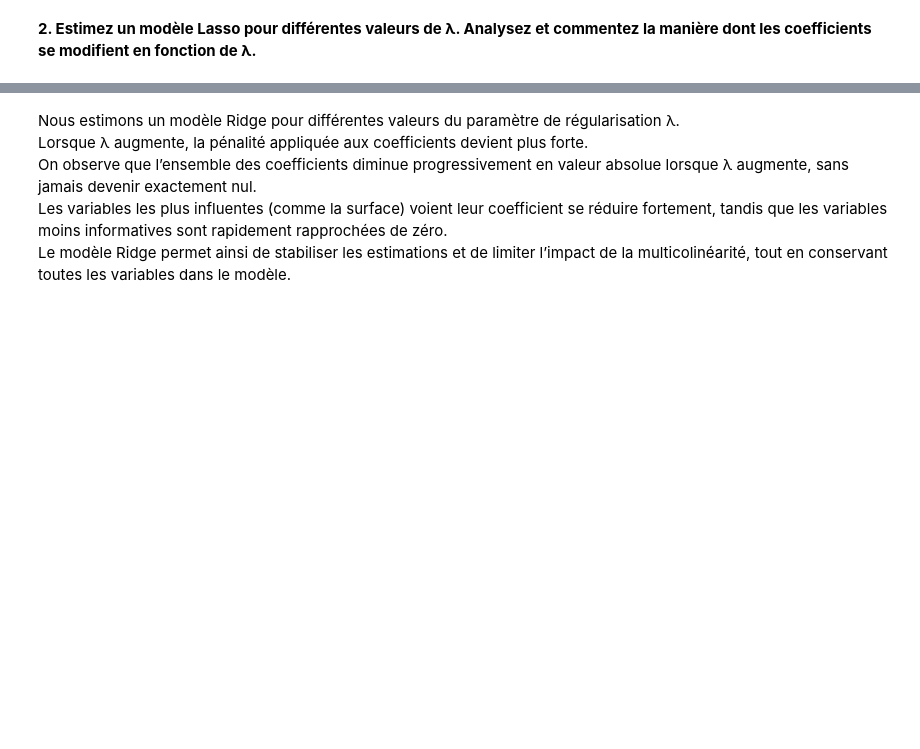
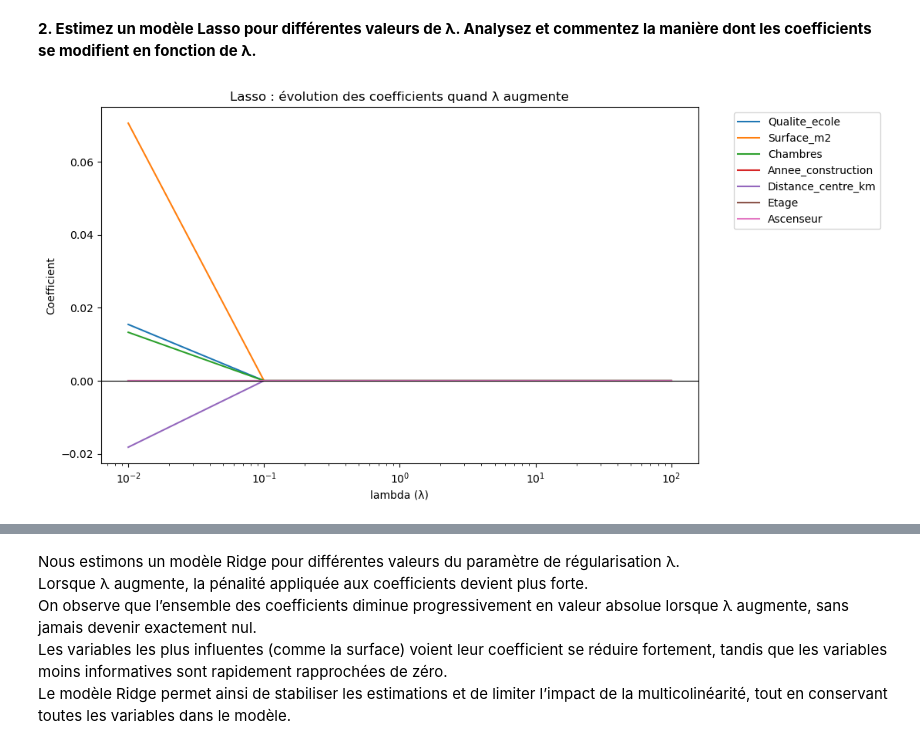
Before and after one commit to EdLac/Econometrie_appliquee_Analyse_Immobiliere, a Jupyter notebook: Econometrie.ipynb, the cells around one changed output, grey strips where cells are left out. Cells and saved outputs as stored; diff of their text form; code cells hidden in the pictures; blank space fills up the shorter version.

```diff
--- a/Econometrie.ipynb
+++ b/Econometrie.ipynb
@@ -1190,3 +1190,34 @@ Les variables les plus influentes (comme la surface) voient leur coefficient se
 Le modèle Ridge permet ainsi de stabiliser les estimations et de limiter l’impact de la multicolinéarité, tout en conservant toutes les variables dans le modèle.
 # %% [markdown]
 **2. Estimez un modèle Lasso pour différentes valeurs de λ. Analysez et commentez la manière dont les coefficients se modifient en fonction de λ.**
+# %%
+from sklearn.linear_model import Lasso
+
+lambdas = [0.01, 0.1, 1, 10, 100]
+
+coefs_lasso = []
+
+for l in lambdas :
+    lasso = Lasso(alpha=l, max_iter=10000)
+    lasso.fit(X_std, y)
+    coefs_lasso.append(lasso.coef_)
+# %%
+import matplotlib.pyplot as plt
+import numpy as np
+
+coefs_lasso = np.array(coefs_lasso)
+
+plt.figure(figsize=(10,6))
+
+for j, var in enumerate(X.columns):
+    plt.plot(lambdas, coefs_lasso[:, j], label=var)
+
+plt.xscale("log")
+plt.xlabel("lambda (λ)")
+plt.ylabel("Coefficient")
+plt.title("Lasso : évolution des coefficients quand λ augmente")
+plt.legend(bbox_to_anchor=(1.05, 1), loc="upper left")
+plt.axhline(0, color="black", linewidth=0.8)
+plt.show()
+# %% [output]
+[figure, added]
```
Also changed, not shown: parts of 7 cells of this notebook.
